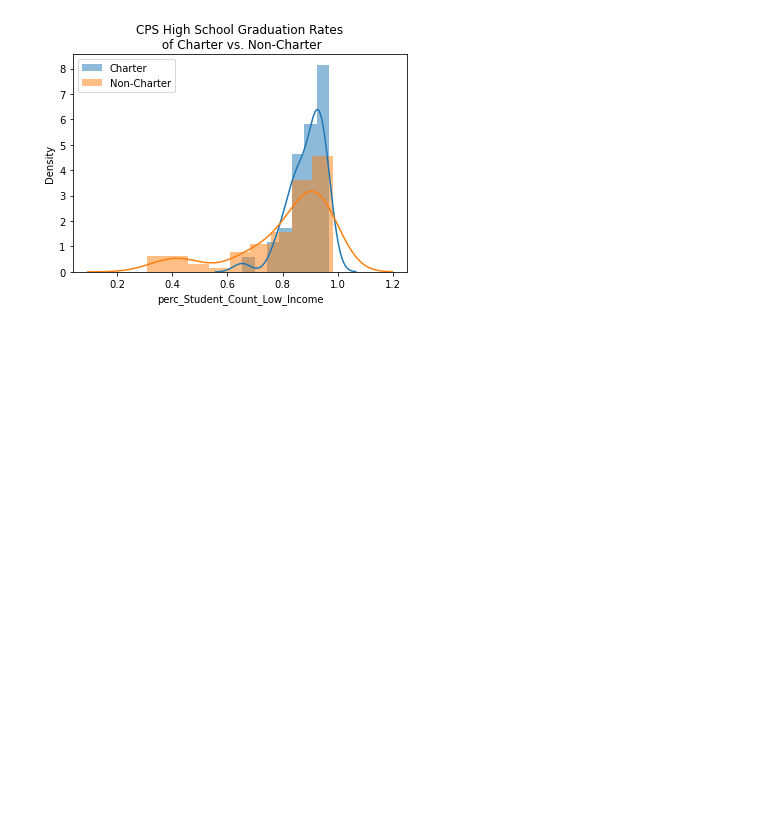
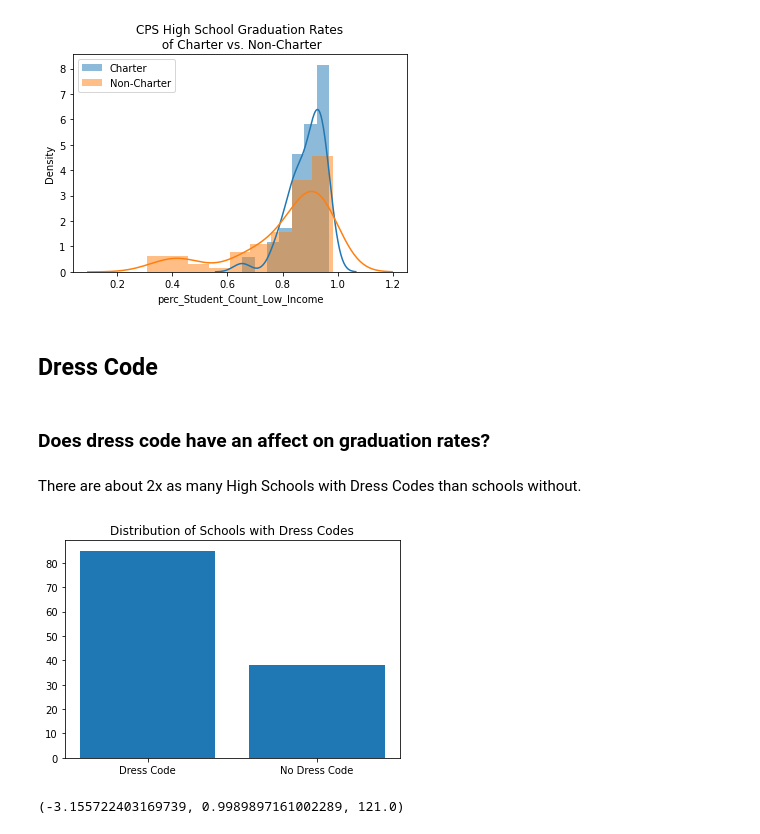
Before and after one commit to j-max/CPS_GradRate_Analysis, a Jupyter notebook: notebooks/eda/eda.ipynb, the cells around one changed output. Cells and saved outputs as stored; diff of their text form; code cells hidden in the pictures; blank space fills up the shorter version.

```diff
--- a/notebooks/eda/eda.ipynb
+++ b/notebooks/eda/eda.ipynb
@@ -537,3 +539,30 @@ ax.set_title('CPS High School Graduation Rates\n of Charter vs. Non-Charter')
 # %% [output]
 Text(0.5, 1.0, 'CPS High School Graduation Rates\n of Charter vs. Non-Charter')
 [figure]
+# %% [markdown]
+<a id='dresscode'></a>
+## Dress Code
+# %% [markdown]
+### Does dress code have an affect on graduation rates?
+# %% [markdown]
+There are about 2x as many High Schools with Dress Codes than schools without.
+# %%
+dress_code_counts = sy_1819_hs_prepped['Dress_Code'].value_counts()
+
+fig, ax = plt.subplots()
+
+ax.bar(dress_code_counts.index.astype(str), dress_code_counts.values)
+ax.set_title('Distribution of Schools with Dress Codes')
+ax.set_xticklabels(['Dress Code', 'No Dress Code']);
+# %% [output]
+[figure, added]
+# %%
+## Two-Sample T-test
+# Alt Hypothesis: Schools with dress-codes have a significantly a significantly greater graduation rate than those which do not.
+
+dc_grad = sy_1819_hs_prepped[sy_1819_hs_prepped['Dress_Code'] == True]['Graduation_Rate_School']
+no_dc_grad = sy_1819_hs_prepped[sy_1819_hs_prepped['Dress_Code'] != True]['Graduation_Rate_School']
+
+ttest_ind(dc_grad, no_dc_grad, alternative='larger')
+# %% [output]
+(-3.155722403169739, 0.9989897161002289, 121.0)
```
Also changed, not shown: parts of 31 cells of this notebook, 3 other files.
